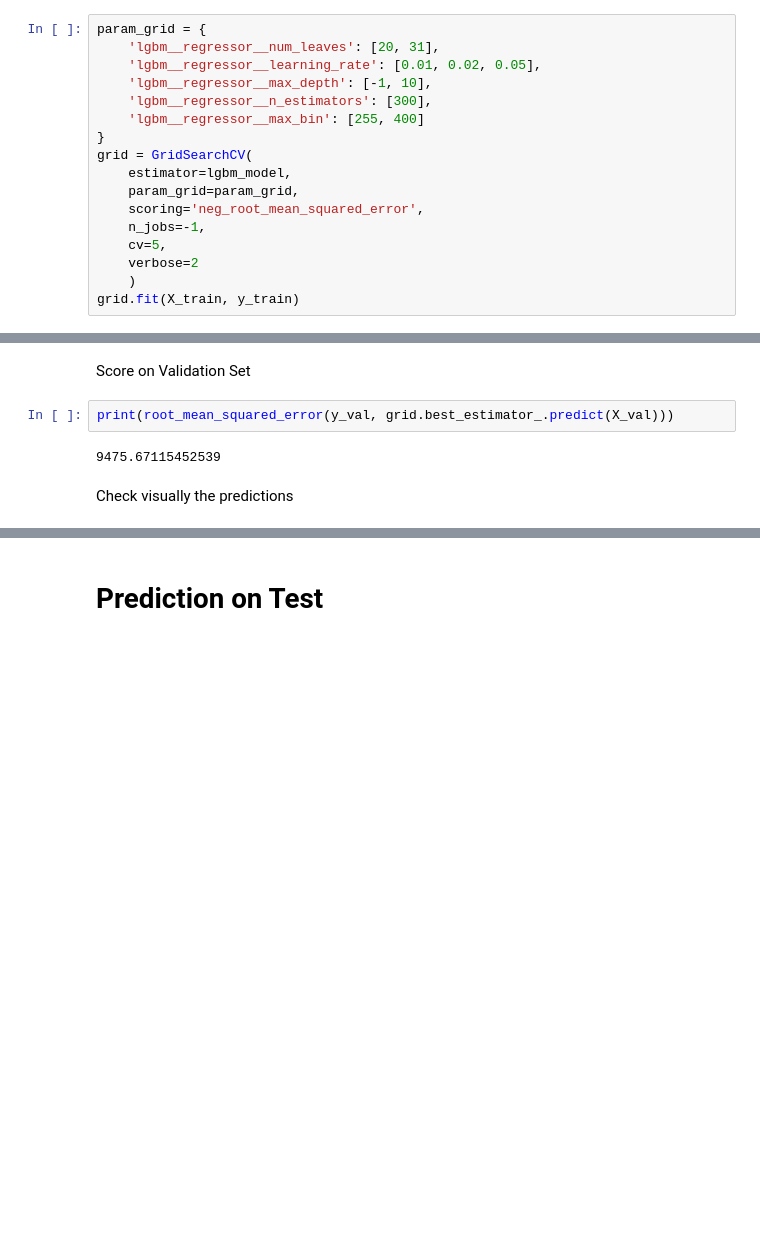
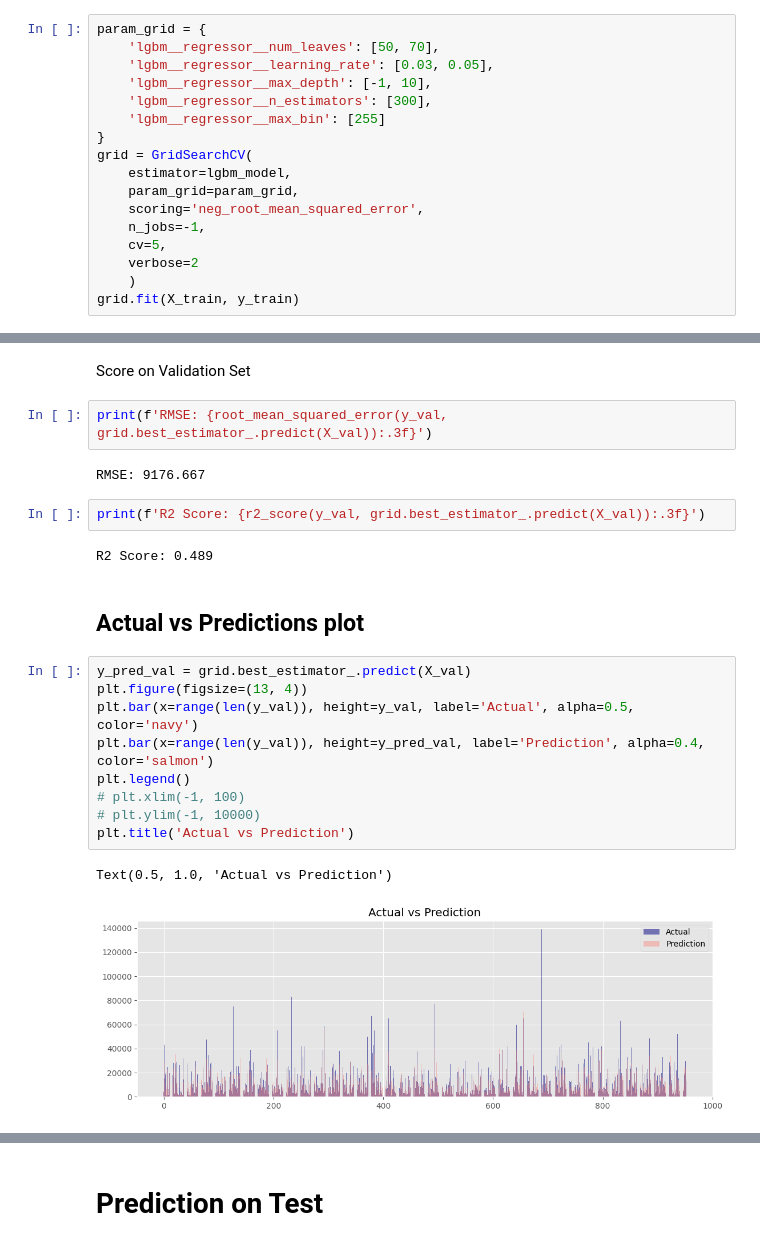
Before and after one commit to abhaykukade/Car-Price-Prediction, a Jupyter notebook: model_evaluation_v2.ipynb, the cells around one changed output, grey strips where cells are left out. Drawn from its saved outputs; the diff is of its cells as text; blank space fills up the shorter version.

```diff
--- a/model_evaluation_v2.ipynb
+++ b/model_evaluation_v2.ipynb
@@ -471,10 +504,10 @@ lgbm_model = Pipeline(steps=[
 # %%
 param_grid = {
-    'lgbm__regressor__num_leaves': [20, 31],
-    'lgbm__regressor__learning_rate': [0.01, 0.02, 0.05],
+    'lgbm__regressor__num_leaves': [50, 70],
+    'lgbm__regressor__learning_rate': [0.03, 0.05],
     'lgbm__regressor__max_depth': [-1, 10],
     'lgbm__regressor__n_estimators': [300],
-    'lgbm__regressor__max_bin': [255, 400]
+    'lgbm__regressor__max_bin': [255]
 }
 grid = GridSearchCV(
     estimator=lgbm_model,
@@ -524,8 +575,24 @@ The val score is 9410.
 # %% [markdown]
 Score on Validation Set
 # %%
-print(root_mean_squared_error(y_val, grid.best_estimator_.predict(X_val)))
+print(f'RMSE: {root_mean_squared_error(y_val, grid.best_estimator_.predict(X_val)):.3f}')
 # %% [output]
-9475.67115452539
+RMSE: 9176.667
+# %%
+print(f'R2 Score: {r2_score(y_val, grid.best_estimator_.predict(X_val)):.3f}')
+# %% [output]
+R2 Score: 0.489
 # %% [markdown]
-Check visually the predictions
+## Actual vs Predictions plot
+# %%
+y_pred_val = grid.best_estimator_.predict(X_val)
+plt.figure(figsize=(13, 4))
+plt.bar(x=range(len(y_val)), height=y_val, label='Actual', alpha=0.5, color='navy')
+plt.bar(x=range(len(y_val)), height=y_pred_val, label='Prediction', alpha=0.4, color='salmon')
+plt.legend()
+# plt.xlim(-1, 100)
+# plt.ylim(-1, 10000)
+plt.title('Actual vs Prediction')
+# %% [output]
+Text(0.5, 1.0, 'Actual vs Prediction')
+[figure, added]
```
Also changed, not shown: parts of 19 cells of this notebook.
